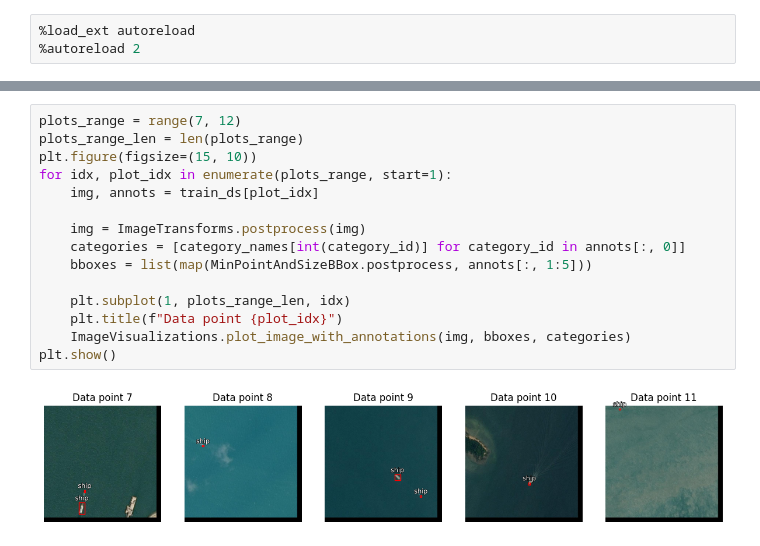
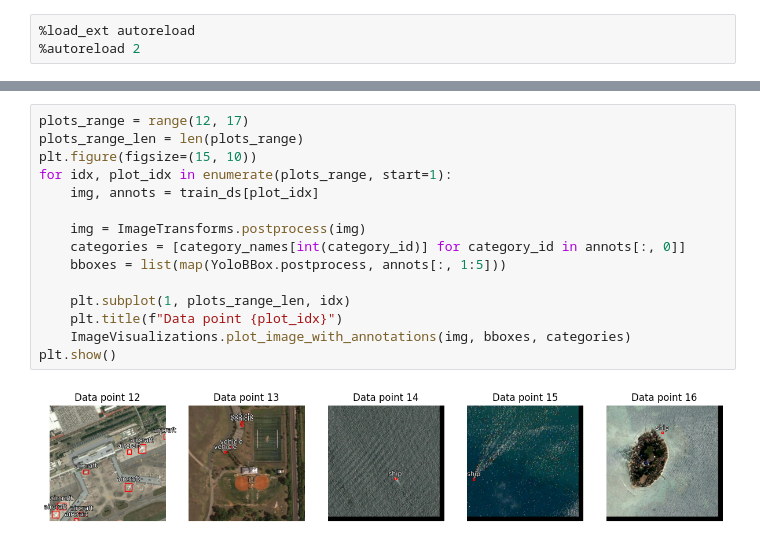
Before and after one commit to razvan404/yolo-object-detection, a Jupyter notebook: notebooks/skyfusion/data_analysis.ipynb, the cells around one changed output, grey strips where cells are left out. Cells and saved outputs as stored; diff of their text form.

Commit message:
Use YoloBBox transform instead of MinPointAndSizeBBox transform

```diff
--- a/notebooks/skyfusion/data_analysis.ipynb
+++ b/notebooks/skyfusion/data_analysis.ipynb
@@ -19,18 +19,18 @@ Categories: {0: 'aircraft', 1: 'ship', 2: 'vehicle'}
 Train dataset length: 2094
 # %%
-plots_range = range(7, 12)
+plots_range = range(12, 17)
 plots_range_len = len(plots_range)
 plt.figure(figsize=(15, 10))
 for idx, plot_idx in enumerate(plots_range, start=1):
     img, annots = train_ds[plot_idx]
 
     img = ImageTransforms.postprocess(img)
     categories = [category_names[int(category_id)] for category_id in annots[:, 0]]
-    bboxes = list(map(MinPointAndSizeBBox.postprocess, annots[:, 1:5]))
+    bboxes = list(map(YoloBBox.postprocess, annots[:, 1:5]))
 
     plt.subplot(1, plots_range_len, idx)
     plt.title(f"Data point {plot_idx}")
     ImageVisualizations.plot_image_with_annotations(img, bboxes, categories)
 plt.show()
 # %% [output]
-[figure, old version]
+[figure, new version]
```
Also changed, not shown: parts of 2 cells of this notebook.
